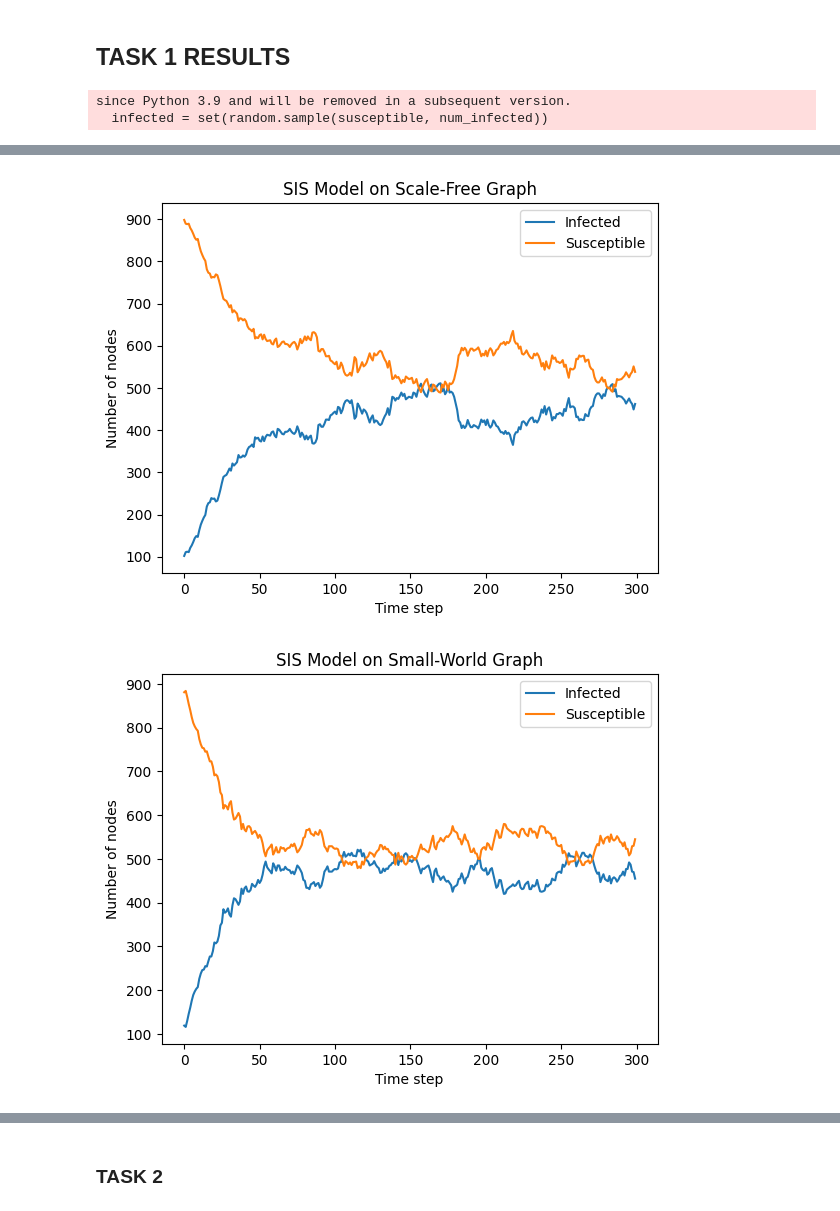
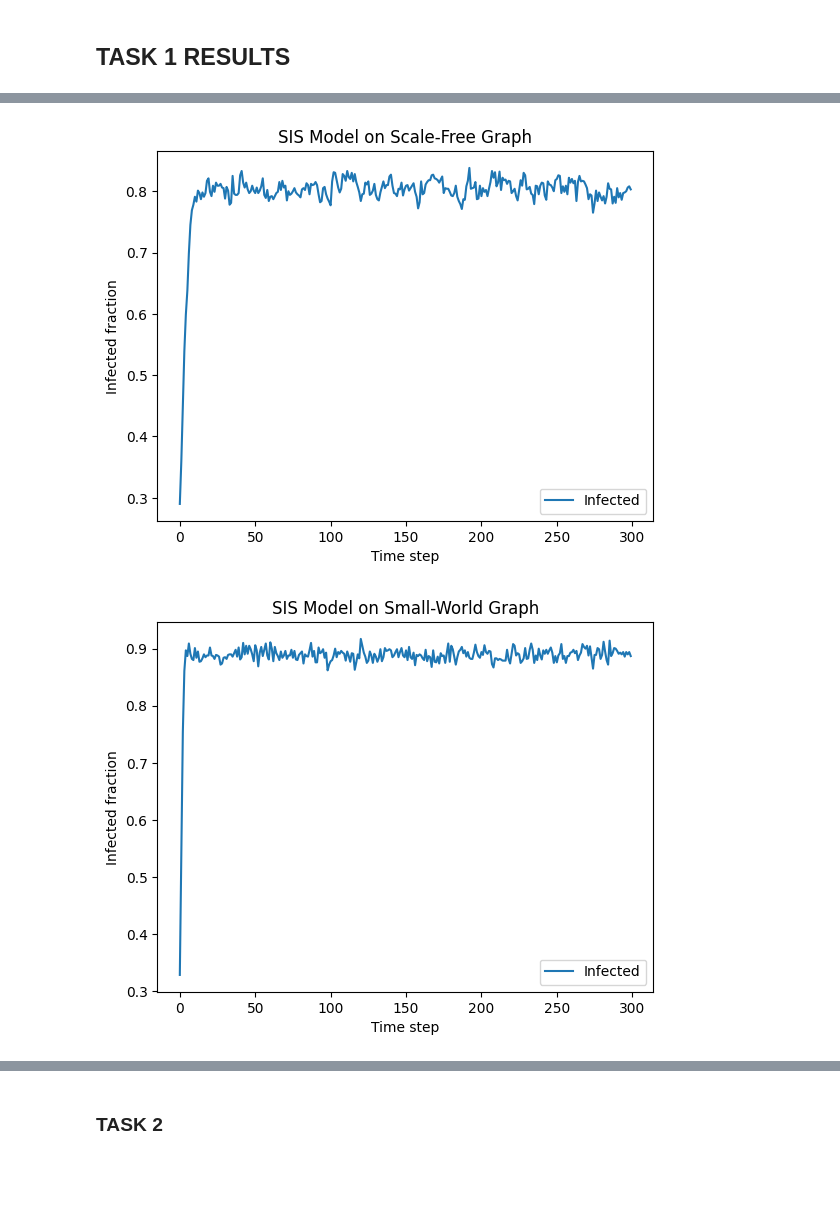
Before and after one commit to hectobreak/CSN7-Epidemic, a Jupyter notebook: src/solution.ipynb, the cells around one changed output, grey strips where cells are left out. Saved outputs shown, nothing was run; the diff lists cells and outputs as text; code cells hidden in the pictures; blank space fills up the shorter version.

```diff
--- a/src/solution.ipynb
+++ b/src/solution.ipynb
@@ -50,3 +14,25 @@ def sis_model(G, gamma, beta, num_iterations, infected_percent):
+# %%
+def sis_model(G, gamma, beta, num_iterations, infected_percent):
+    # Initialize the number of infected and susceptible nodes
+    n = len(G)
+    infected = np.random.binomial(1, infected_percent, size=n)
+    adj_matrix = nx.to_numpy_array(G)
+    adj_matrix_in_time = np.zeros((num_iterations, n), dtype=bool)
+    adj_matrix_in_time[0,:] = infected
+
+    # Iterate for the specified number of iterations
+    for t in range(1, num_iterations):
+        # Compute the transition probabilities for each node
+        previous_state = adj_matrix_in_time[t-1,:]
+        infected_vector = np.dot(adj_matrix, previous_state)
+        infected = infected_vector > np.random.geometric(beta, size=n)
+        recovered = np.random.binomial(1, gamma, size=n) * previous_state
+        adj_matrix_in_time[t,:] = (previous_state | infected) & ~recovered
+
+    # Return the infected and susceptible lists
+    infected_list = np.sum(adj_matrix_in_time, axis=1)
+    susceptible_list = n - infected_list
+    return infected_list, susceptible_list
 # %% [markdown]
 ## TASK 1  RESULTS
 # %%
@@ -72,14 +58,12 @@ def plot_sis_model(graphs_names,graphs, gamma, beta, num_iterations, infected_pe
         # Simulate the spread of the disease on the current graph
         infected, susceptible = sis_model(G, gamma, beta, num_iterations, infected_percent)
         plt.figure()
-        plt.plot(infected, label='Infected')
-        plt.plot(susceptible, label='Susceptible')
+        plt.plot([x / len(G) for x in infected], label='Infected')
+        #plt.plot(susceptible, label='Susceptible')
         plt.title(f'SIS Model on {graphs_names[i]} Graph')
         plt.xlabel('Time step')
-        plt.ylabel('Number of nodes')
+        plt.ylabel('Infected fraction')
         plt.legend()
 # %%
-plot_sis_model(graphs_names, graphs, gamma=0.1, beta=0.2, num_iterations=300, infected_percent=0.1)
+plot_sis_model(graphs_names, graphs, gamma=0.1, beta=0.2, num_iterations=300, infected_percent=0.3)
 # %% [output]
-since Python 3.9 and will be removed in a subsequent version.
-  infected = set(random.sample(susceptible, num_infected))
@@ -87,2 +71,2 @@ since Python 3.9 and will be removed in a subsequent version.
-[figure, old version]
+[figure, new version]
-[figure, old version]
+[figure, new version]
```
Also changed, not shown: parts of 5 cells of this notebook.
